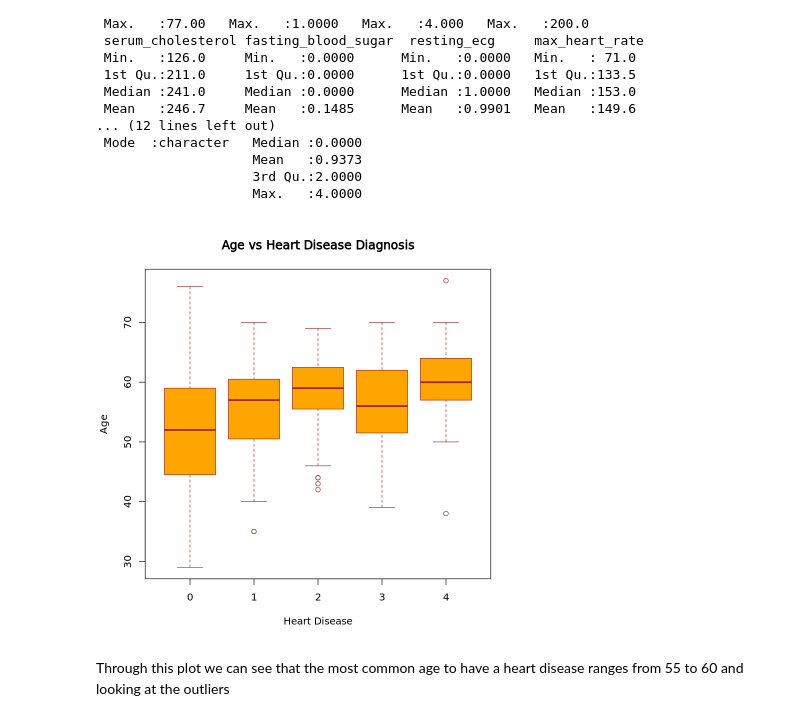
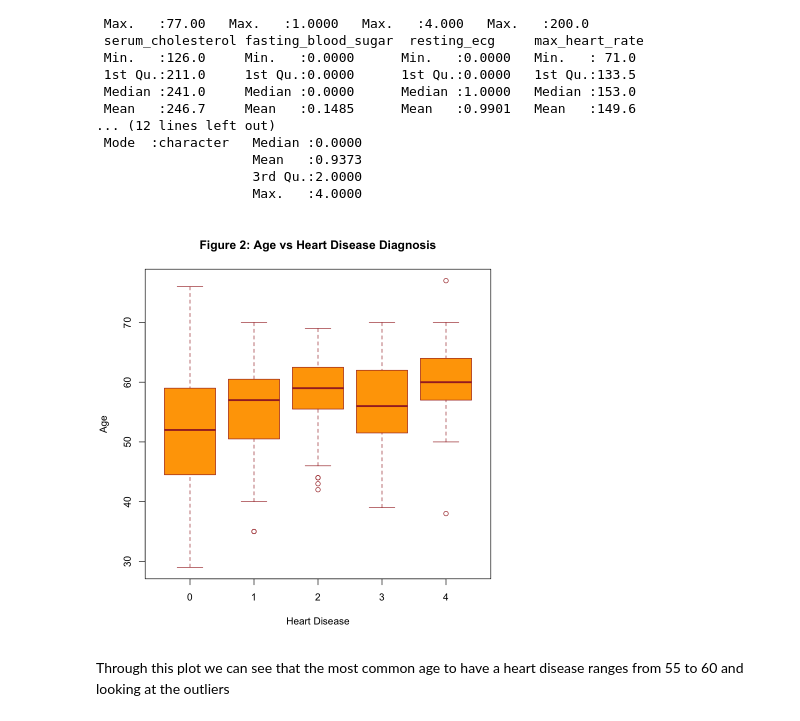
Before and after one commit to DSCI-310/DSCI-310-Group-2, a Jupyter notebook: Predicting_Heart_Disease.ipynb, the cells around one changed output. Cells and saved outputs as stored; diff of their text form; code cells hidden in the pictures.

```diff
--- a/Predicting_Heart_Disease.ipynb
+++ b/Predicting_Heart_Disease.ipynb
@@ -249,14 +251,14 @@ summary(heart_disease) #summary
 # %%
 boxplot(age ~ diagnosis,
 data=heart_disease,
-main="Age vs Heart Disease Diagnosis",
+main="Figure 2: Age vs Heart Disease Diagnosis",
 xlab="Heart Disease",
 ylab="Age",
 col="orange",
 border="brown"
 )
 # %% [output]
-[figure, old version]
+[figure, new version]
 # %% [markdown]
 Through this plot we can see that the most common age to have a heart disease ranges from 55 to 60 and looking at the outliers
 # %% [markdown]
```
Also changed, not shown: parts of 12 cells of this notebook.
